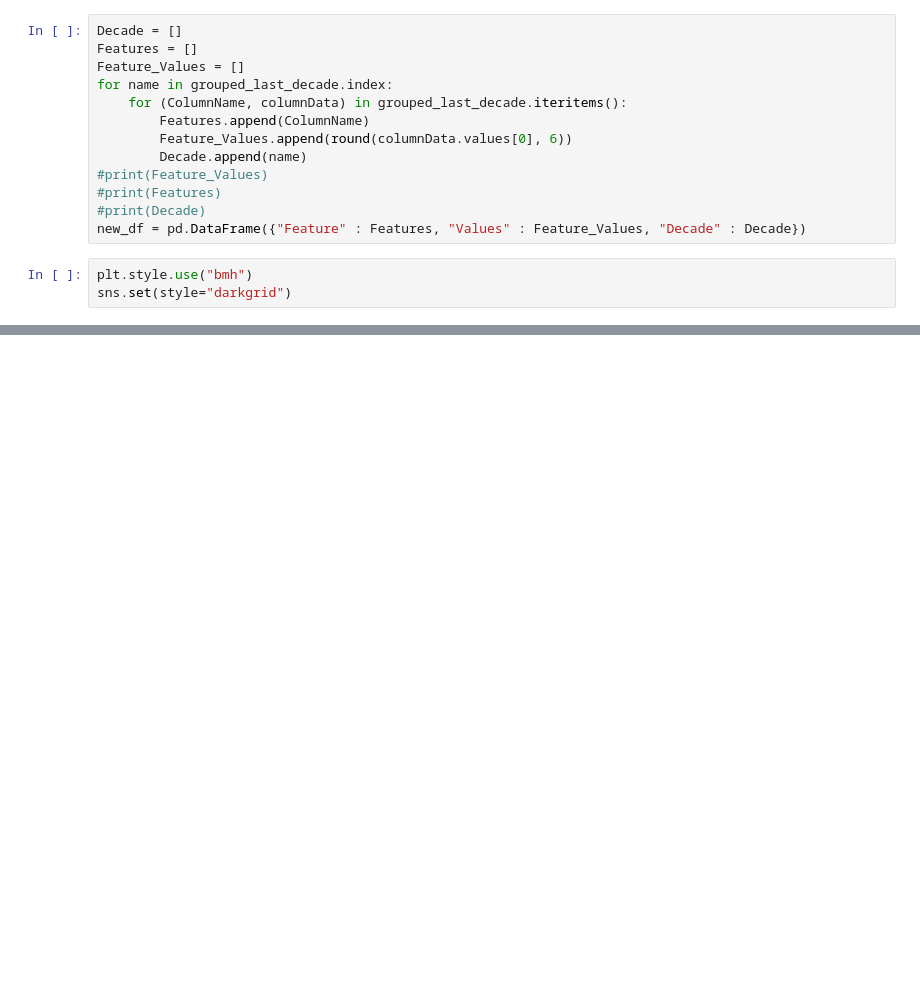
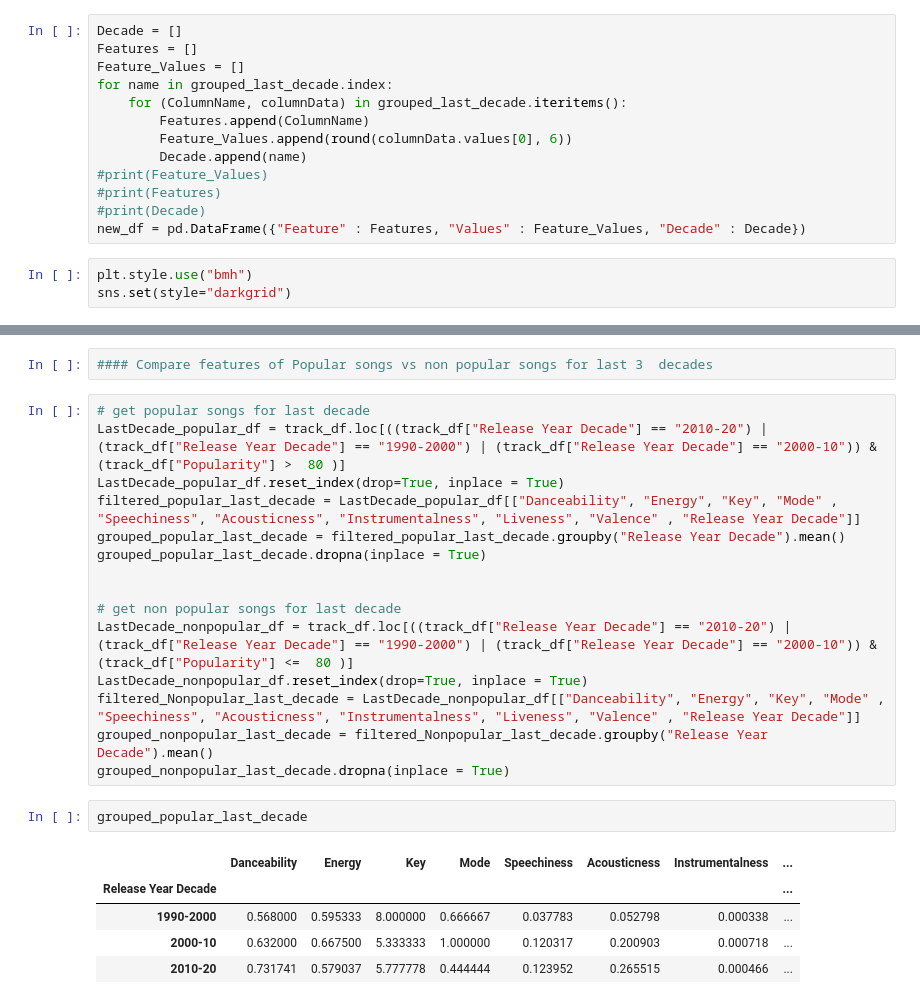
Before and after one commit to LievoisT/DataProject-Spotify, a Jupyter notebook: TrackDataAnalysis.ipynb, the cells around one changed output, grey strips where cells are left out. Saved outputs shown, nothing was run; the diff lists cells and outputs as text; blank space fills up the shorter version.

```diff
--- a/TrackDataAnalysis.ipynb
+++ b/TrackDataAnalysis.ipynb
@@ -312,0 +388,25 @@ plt.savefig('Output_Charts/TrackFig7.png')
+# %%
+#### Compare features of Popular songs vs non popular songs for last 3  decades
+# %%
+# get popular songs for last decade
+LastDecade_popular_df = track_df.loc[((track_df["Release Year Decade"] == "2010-20") | (track_df["Release Year Decade"] == "1990-2000") | (track_df["Release Year Decade"] == "2000-10")) & (track_df["Popularity"] >  80 )]
+LastDecade_popular_df.reset_index(drop=True, inplace = True)
+filtered_popular_last_decade = LastDecade_popular_df[["Danceability", "Energy", "Key", "Mode" , "Speechiness", "Acousticness", "Instrumentalness", "Liveness", "Valence" , "Release Year Decade"]]
+grouped_popular_last_decade = filtered_popular_last_decade.groupby("Release Year Decade").mean()
+grouped_popular_last_decade.dropna(inplace = True)
+
+
+# get non popular songs for last decade
+LastDecade_nonpopular_df = track_df.loc[((track_df["Release Year Decade"] == "2010-20") | (track_df["Release Year Decade"] == "1990-2000") | (track_df["Release Year Decade"] == "2000-10")) & (track_df["Popularity"] <=  80 )]
+LastDecade_nonpopular_df.reset_index(drop=True, inplace = True)
+filtered_Nonpopular_last_decade = LastDecade_nonpopular_df[["Danceability", "Energy", "Key", "Mode" , "Speechiness", "Acousticness", "Instrumentalness", "Liveness", "Valence" , "Release Year Decade"]]
+grouped_nonpopular_last_decade = filtered_Nonpopular_last_decade.groupby("Release Year Decade").mean()
+grouped_nonpopular_last_decade.dropna(inplace = True)
+# %%
+grouped_popular_last_decade
+# %% [output]
+|  | Danceability | Energy | Key | Mode | Speechiness | Acousticness | Instrumentalness | ... |
+| Release Year Decade |  |  |  |  |  |  |  | ... |
+| 1990-2000 | 0.568000 | 0.595333 | 8.000000 | 0.666667 | 0.037783 | 0.052798 | 0.000338 | ... |
+| 2000-10 | 0.632000 | 0.667500 | 5.333333 | 1.000000 | 0.120317 | 0.200903 | 0.000718 | ... |
+| 2010-20 | 0.731741 | 0.579037 | 5.777778 | 0.444444 | 0.123952 | 0.265515 | 0.000466 | ... |
```
Also changed, not shown: parts of 29 cells of this notebook, 5 other files.
